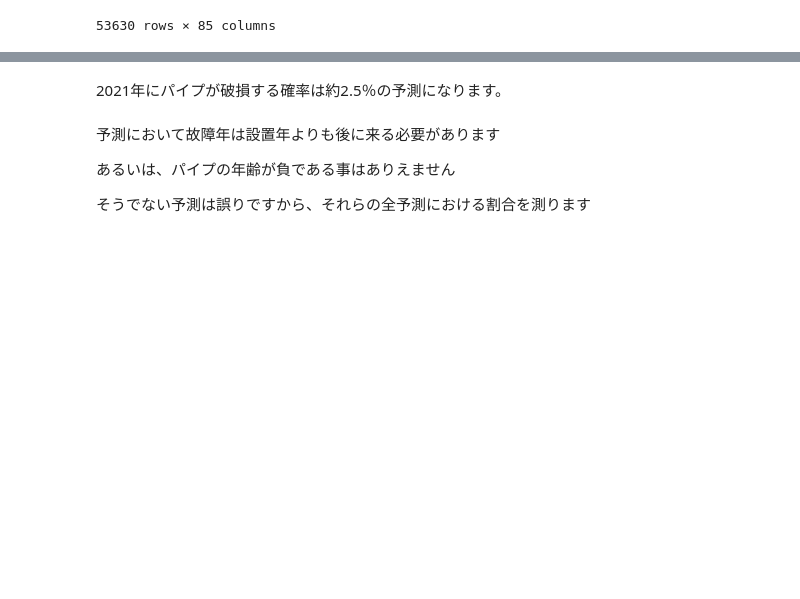
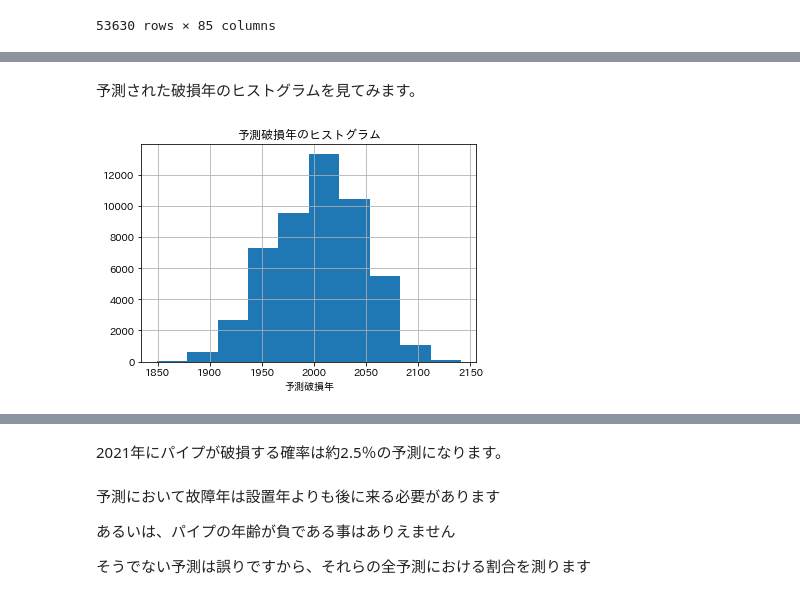
Before and after one commit to ontheroad2022/fracta, a Jupyter notebook: notebooks/100_0_nari_fracta_EDA.ipynb, the cells around one changed output, grey strips where cells are left out. Cells and saved outputs as stored; diff of their text form; code cells hidden in the pictures; blank space fills up the shorter version.

```diff
--- a/notebooks/100_0_nari_fracta_EDA.ipynb
+++ b/notebooks/100_0_nari_fracta_EDA.ipynb
@@ -553,3 +546,13 @@ A['break_year'].hist()
+# %% [markdown]
+予測された破損年のヒストグラムを見てみます。
+# %%
+A['break_year'].hist()
+
+plt.title('予測破損年のヒストグラム')
+plt.xlabel('予測破損年')
+plt.show()
+# %% [output]
+[figure, added]
 # %%
 A[A['break_year'] < 1980]['install_year'].hist()
 # %% [output]
```
Also changed, not shown: parts of 20 cells of this notebook.
